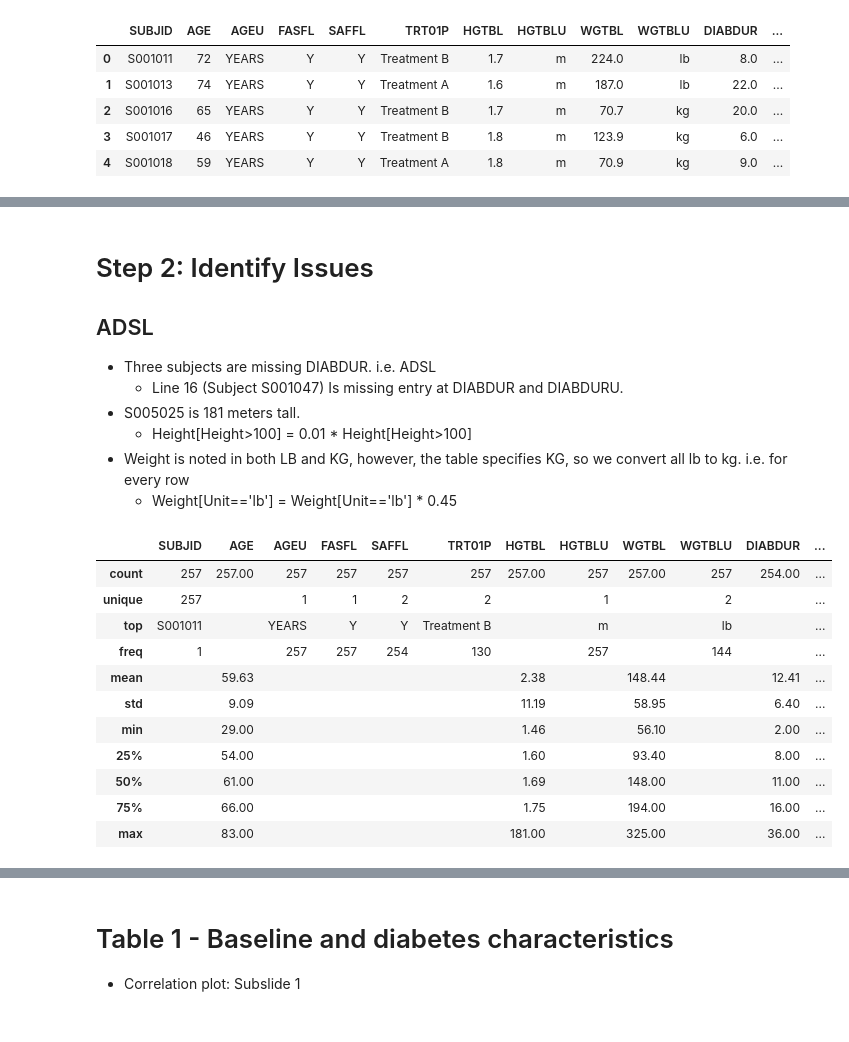
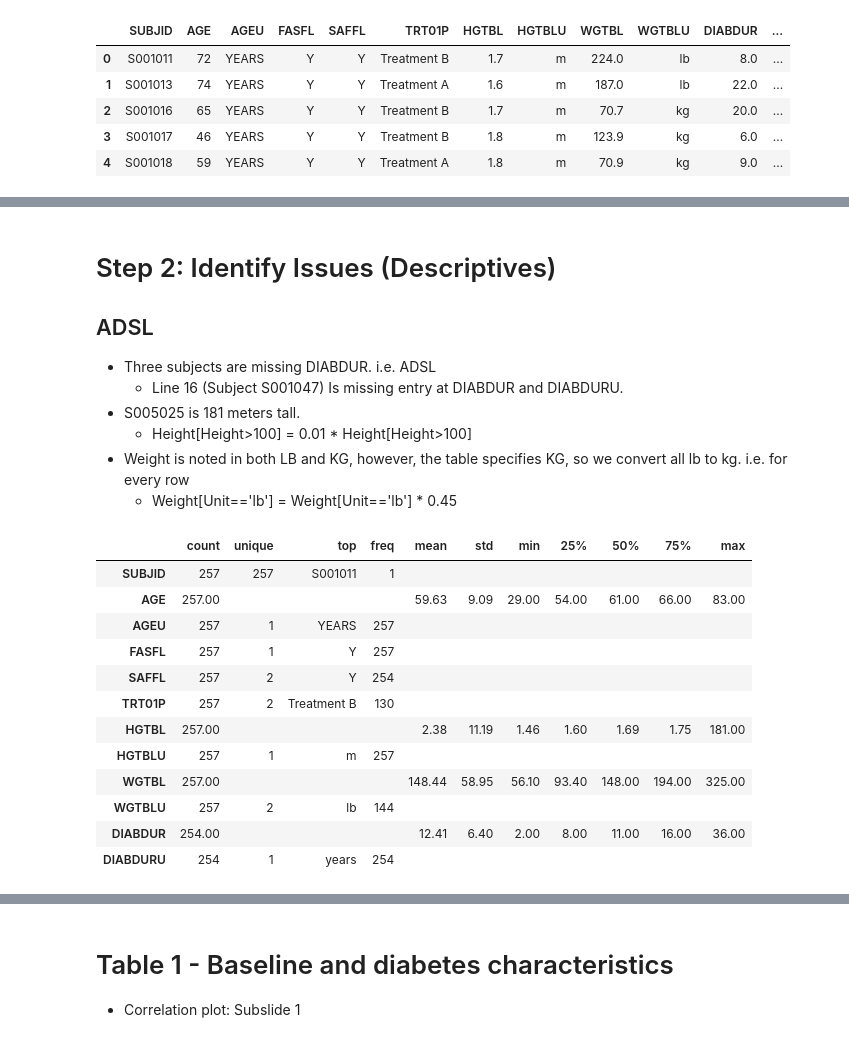
Before and after one commit to nurrix/novo-application-2022-03-28, a Jupyter notebook: Novo2022-03-28.ipynb, the cells around one changed output, grey strips where cells are left out. Cells and saved outputs as stored; diff of their text form; code cells hidden in the pictures.

```diff
--- a/Novo2022-03-28.ipynb
+++ b/Novo2022-03-28.ipynb
@@ -96,5 +110,5 @@ ADLBdf.head().style.format(precision=1)
 # %% [markdown]
-# Step 2: Identify Issues
+# Step 2: Identify Issues (Descriptives)
 
 ## ADSL
 - Three subjects are missing DIABDUR. i.e. ADSL
@@ -104,18 +118,19 @@ ADLBdf.head().style.format(precision=1)
 - Weight is noted in both LB and KG, however, the table specifies KG, so we convert all lb to kg. i.e. for every row
     - Weight[Unit=='lb'] = Weight[Unit=='lb'] * 0.45
 # %%
-ADSLdf.describe(include='all').fillna('').style.format(precision=2)
+ADSLdf.describe(include='all').fillna('').transpose().style.format(precision=2)
 # %% [output]
-|  | SUBJID | AGE | AGEU | FASFL | SAFFL | TRT01P | HGTBL | HGTBLU | WGTBL | WGTBLU | DIABDUR | ... |
-| count | 257 | 257.00 | 257 | 257 | 257 | 257 | 257.00 | 257 | 257.00 | 257 | 254.00 | ... |
-| unique | 257 |  | 1 | 1 | 2 | 2 |  | 1 |  | 2 |  | ... |
-| top | S001011 |  | YEARS | Y | Y | Treatment B |  | m |  | lb |  | ... |
-| freq | 1 |  | 257 | 257 | 254 | 130 |  | 257 |  | 144 |  | ... |
-| mean |  | 59.63 |  |  |  |  | 2.38 |  | 148.44 |  | 12.41 | ... |
-| std |  | 9.09 |  |  |  |  | 11.19 |  | 58.95 |  | 6.40 | ... |
-| min |  | 29.00 |  |  |  |  | 1.46 |  | 56.10 |  | 2.00 | ... |
-| 25% |  | 54.00 |  |  |  |  | 1.60 |  | 93.40 |  | 8.00 | ... |
-| 50% |  | 61.00 |  |  |  |  | 1.69 |  | 148.00 |  | 11.00 | ... |
-| 75% |  | 66.00 |  |  |  |  | 1.75 |  | 194.00 |  | 16.00 | ... |
-| max |  | 83.00 |  |  |  |  | 181.00 |  | 325.00 |  | 36.00 | ... |
+|  | count | unique | top | freq | mean | std | min | 25% | 50% | 75% | max |
+| SUBJID | 257 | 257 | S001011 | 1 |  |  |  |  |  |  |  |
+| AGE | 257.00 |  |  |  | 59.63 | 9.09 | 29.00 | 54.00 | 61.00 | 66.00 | 83.00 |
+| AGEU | 257 | 1 | YEARS | 257 |  |  |  |  |  |  |  |
+| FASFL | 257 | 1 | Y | 257 |  |  |  |  |  |  |  |
+| SAFFL | 257 | 2 | Y | 254 |  |  |  |  |  |  |  |
+| TRT01P | 257 | 2 | Treatment B | 130 |  |  |  |  |  |  |  |
+| HGTBL | 257.00 |  |  |  | 2.38 | 11.19 | 1.46 | 1.60 | 1.69 | 1.75 | 181.00 |
+| HGTBLU | 257 | 1 | m | 257 |  |  |  |  |  |  |  |
+| WGTBL | 257.00 |  |  |  | 148.44 | 58.95 | 56.10 | 93.40 | 148.00 | 194.00 | 325.00 |
+| WGTBLU | 257 | 2 | lb | 144 |  |  |  |  |  |  |  |
+| DIABDUR | 254.00 |  |  |  | 12.41 | 6.40 | 2.00 | 8.00 | 11.00 | 16.00 | 36.00 |
+| DIABDURU | 254 | 1 | years | 254 |  |  |  |  |  |  |  |
 # %% [markdown]
```
Also changed, not shown: parts of 15 cells of this notebook.
